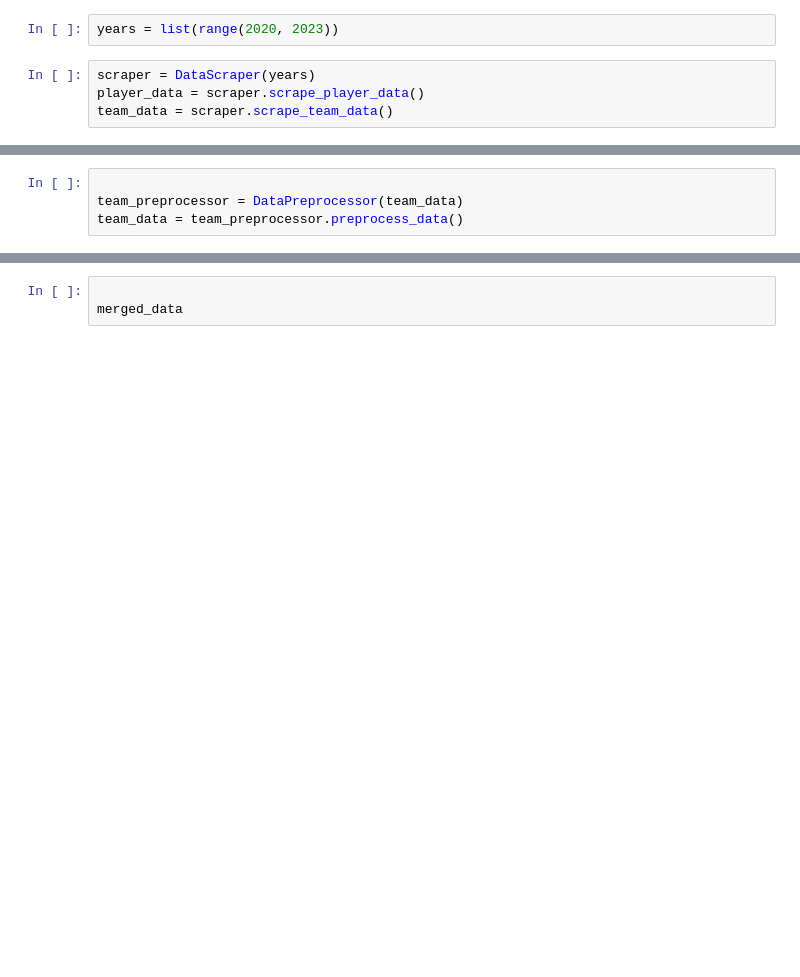
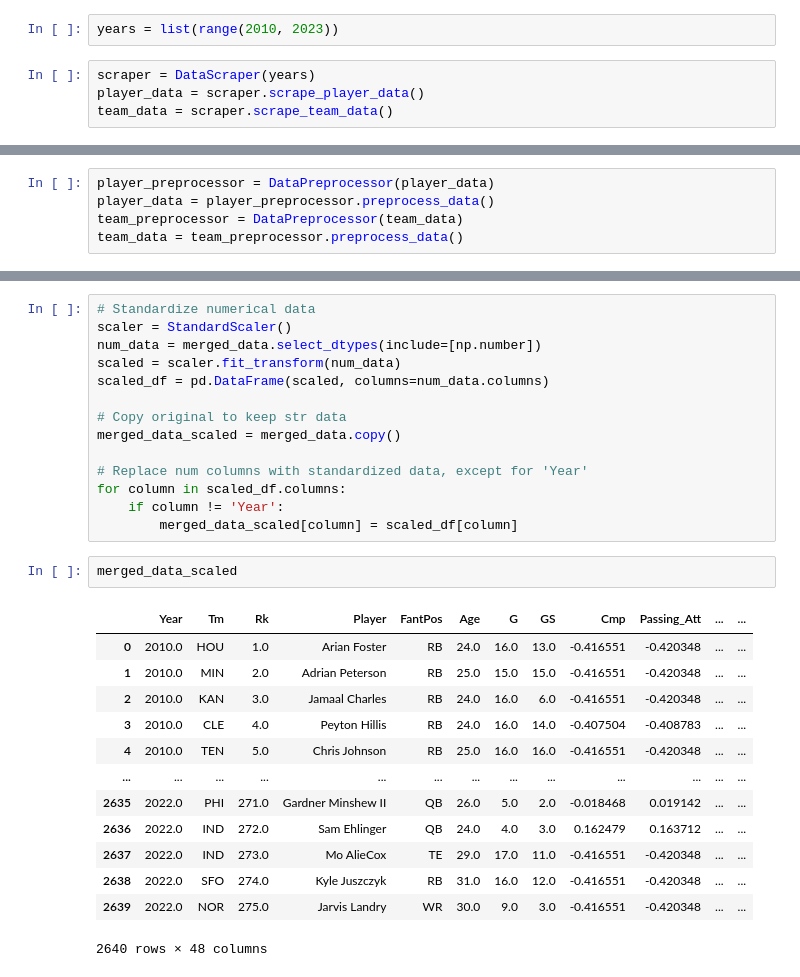
Before and after one commit to aleccwilliams810/Demo, a Jupyter notebook: PFR_ScrapeUpdated.ipynb, the cells around one changed output, grey strips where cells are left out. Cells and saved outputs as stored; diff of their text form; blank space fills up the shorter version.

```diff
--- a/PFR_ScrapeUpdated.ipynb
+++ b/PFR_ScrapeUpdated.ipynb
@@ -188,5 +17,5 @@ class MergeAndProcess:
 # %%
-years = list(range(2020, 2023))
+years = list(range(2010, 2023))
 # %%
 scraper = DataScraper(years)
 player_data = scraper.scrape_player_data()
@@ -237,4 +23,5 @@ NameError: name 'processed_player_data' is not defined
 # %%
-
+player_preprocessor = DataPreprocessor(player_data)
+player_data = player_preprocessor.preprocess_data()
 team_preprocessor = DataPreprocessor(team_data)
 team_data = team_preprocessor.preprocess_data()
@@ -254,3 +52,30 @@ KeyError: "None of ['Tm'] are in the columns"
-# %%
-
-merged_data
+# %%
+# Standardize numerical data
+scaler = StandardScaler()
+num_data = merged_data.select_dtypes(include=[np.number])
+scaled = scaler.fit_transform(num_data)
+scaled_df = pd.DataFrame(scaled, columns=num_data.columns)
+
+# Copy original to keep str data
+merged_data_scaled = merged_data.copy()
+
+# Replace num columns with standardized data, except for 'Year'
+for column in scaled_df.columns:
+    if column != 'Year':
+        merged_data_scaled[column] = scaled_df[column]
+# %%
+merged_data_scaled
+# %% [output]
+|  | Year | Tm | Rk | Player | FantPos | Age | G | GS | Cmp | Passing_Att | ... | ... |
+| 0 | 2010.0 | HOU | 1.0 | Arian Foster | RB | 24.0 | 16.0 | 13.0 | -0.416551 | -0.420348 | ... | ... |
+| 1 | 2010.0 | MIN | 2.0 | Adrian Peterson | RB | 25.0 | 15.0 | 15.0 | -0.416551 | -0.420348 | ... | ... |
+| 2 | 2010.0 | KAN | 3.0 | Jamaal Charles | RB | 24.0 | 16.0 | 6.0 | -0.416551 | -0.420348 | ... | ... |
+| 3 | 2010.0 | CLE | 4.0 | Peyton Hillis | RB | 24.0 | 16.0 | 14.0 | -0.407504 | -0.408783 | ... | ... |
+| 4 | 2010.0 | TEN | 5.0 | Chris Johnson | RB | 25.0 | 16.0 | 16.0 | -0.416551 | -0.420348 | ... | ... |
+| ... | ... | ... | ... | ... | ... | ... | ... | ... | ... | ... | ... | ... |
+| 2635 | 2022.0 | PHI | 271.0 | Gardner Minshew II | QB | 26.0 | 5.0 | 2.0 | -0.018468 | 0.019142 | ... | ... |
+| 2636 | 2022.0 | IND | 272.0 | Sam Ehlinger | QB | 24.0 | 4.0 | 3.0 | 0.162479 | 0.163712 | ... | ... |
+| 2637 | 2022.0 | IND | 273.0 | Mo AlieCox | TE | 29.0 | 17.0 | 11.0 | -0.416551 | -0.420348 | ... | ... |
+| 2638 | 2022.0 | SFO | 274.0 | Kyle Juszczyk | RB | 31.0 | 16.0 | 12.0 | -0.416551 | -0.420348 | ... | ... |
+| 2639 | 2022.0 | NOR | 275.0 | Jarvis Landry | WR | 30.0 | 9.0 | 3.0 | -0.416551 | -0.420348 | ... | ... |
+2640 rows × 48 columns
```
Also changed, not shown: parts of 17 cells of this notebook, 3 other files.
